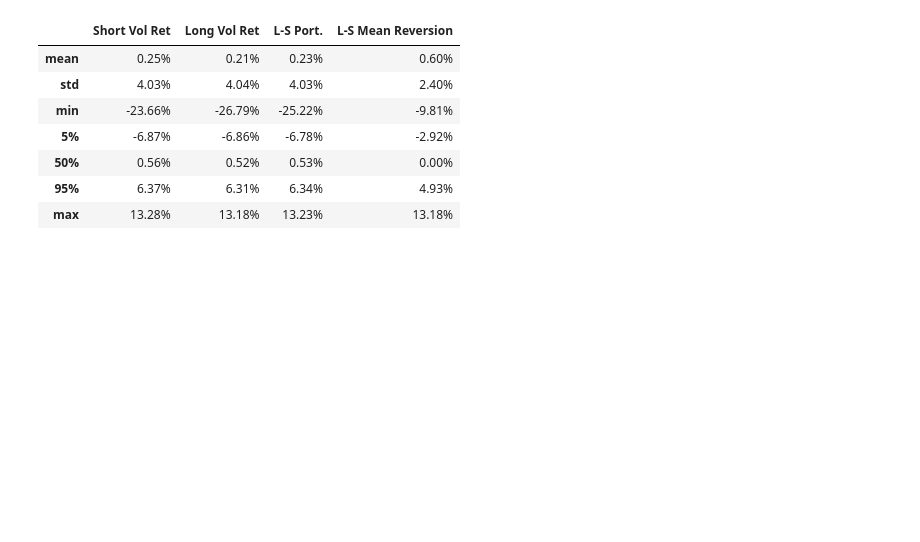
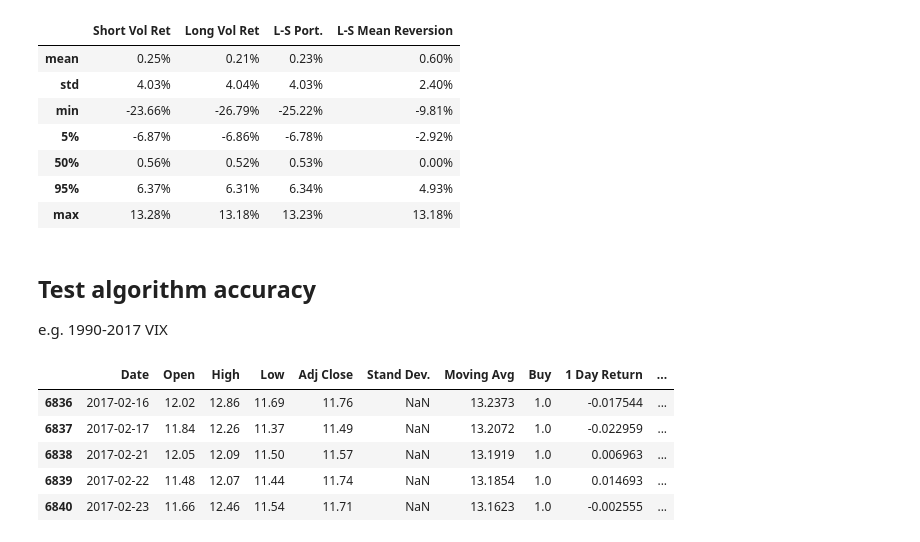
Before and after one commit to brothermalcolm/Algorithmic-Trading-and-Stocks-Essential-Training, a Jupyter notebook: Algorithmic Trading and Stocks Essential Training.ipynb, the cells around one changed output. Cells and saved outputs as stored; diff of their text form; code cells hidden in the pictures; blank space fills up the shorter version.

```diff
--- a/Algorithmic Trading and Stocks Essential Training.ipynb
+++ b/Algorithmic Trading and Stocks Essential Training.ipynb
@@ -184,3 +184,17 @@ df_0302.iloc[:,[3,4,5,8]].describe(percentiles=[.05, .95])[1:].style.format("{:.
 | 50% | 0.56% | 0.52% | 0.53% | 0.00% |
 | 95% | 6.37% | 6.31% | 6.34% | 4.93% |
 | max | 13.28% | 13.18% | 13.23% | 13.18% |
+# %% [markdown]
+## Test algorithm accuracy
+e.g. 1990-2017 VIX
+# %%
+# excel 03_03
+df_0303 = pd.read_excel('./03_03_Begin.xlsx', skip_footer=3)
+df_0303.tail()
+# %% [output]
+|  | Date | Open | High | Low | Adj Close | Stand Dev. | Moving Avg | Buy | 1 Day Return | ... |
+| 6836 | 2017-02-16 | 12.02 | 12.86 | 11.69 | 11.76 | NaN | 13.2373 | 1.0 | -0.017544 | ... |
+| 6837 | 2017-02-17 | 11.84 | 12.26 | 11.37 | 11.49 | NaN | 13.2072 | 1.0 | -0.022959 | ... |
+| 6838 | 2017-02-21 | 12.05 | 12.09 | 11.50 | 11.57 | NaN | 13.1919 | 1.0 | 0.006963 | ... |
+| 6839 | 2017-02-22 | 11.48 | 12.07 | 11.44 | 11.74 | NaN | 13.1854 | 1.0 | 0.014693 | ... |
+| 6840 | 2017-02-23 | 11.66 | 12.46 | 11.54 | 11.71 | NaN | 13.1623 | 1.0 | -0.002555 | ... |
```
Also changed, not shown: parts of 4 cells of this notebook.
